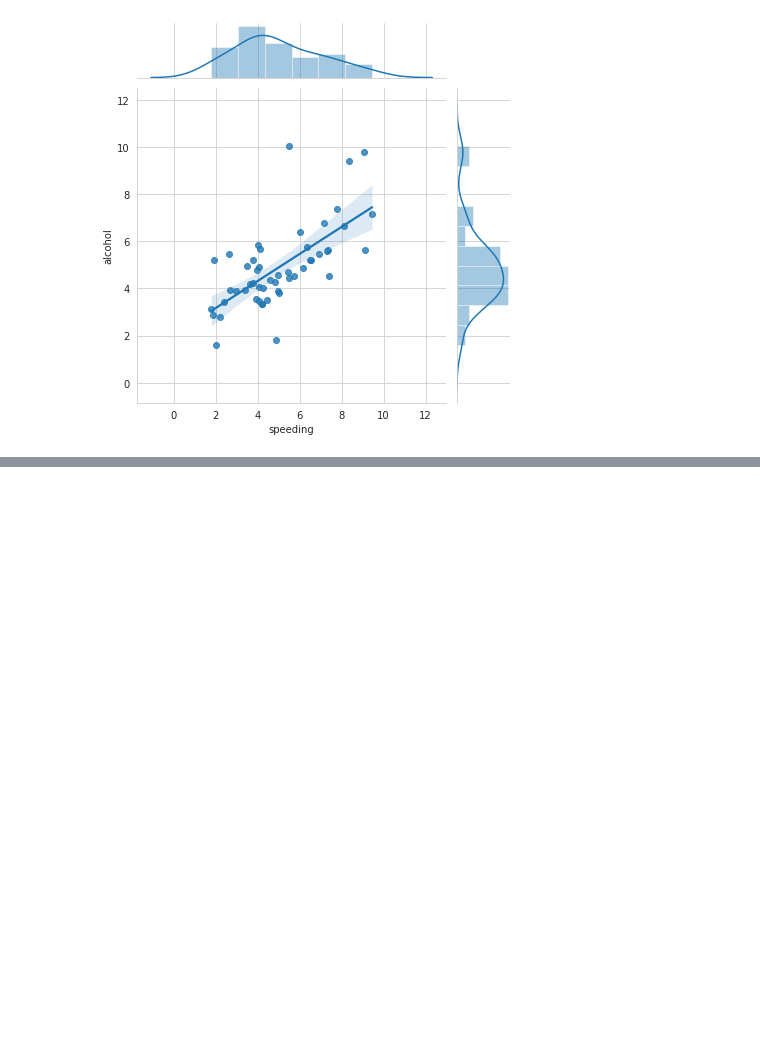
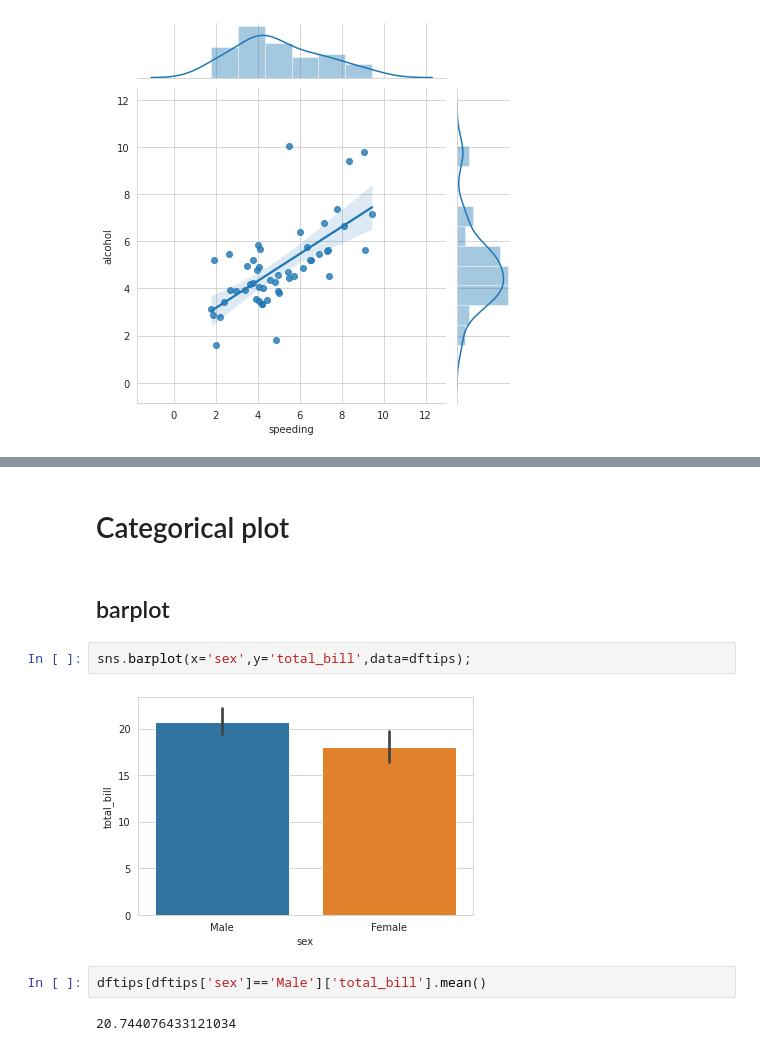
Before and after one commit to iamarjunsk/ML-Al, a Jupyter notebook: numpy and panda/Data Visualization.ipynb, the cells around one changed output, grey strips where cells are left out. Drawn from its saved outputs; the diff is of its cells as text; blank space fills up the shorter version.

```diff
--- a/numpy and panda/Data Visualization.ipynb
+++ b/numpy and panda/Data Visualization.ipynb
@@ -500,0 +517,12 @@ sns.jointplot(x='speeding', y='alcohol',data=dfcrash,kind='reg')
+# %% [markdown]
+# Categorical plot
+# %% [markdown]
+## barplot
+# %%
+sns.barplot(x='sex',y='total_bill',data=dftips);
+# %% [output]
+[figure, added]
+# %%
+dftips[dftips['sex']=='Male']['total_bill'].mean()
+# %% [output]
+20.744076433121034
```
Also changed, not shown: parts of 32 cells of this notebook, 3 other files.
